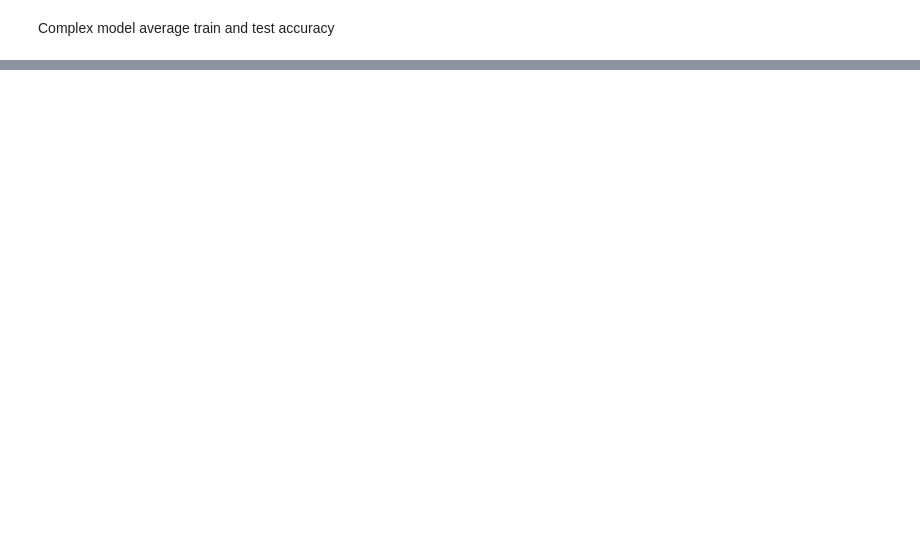
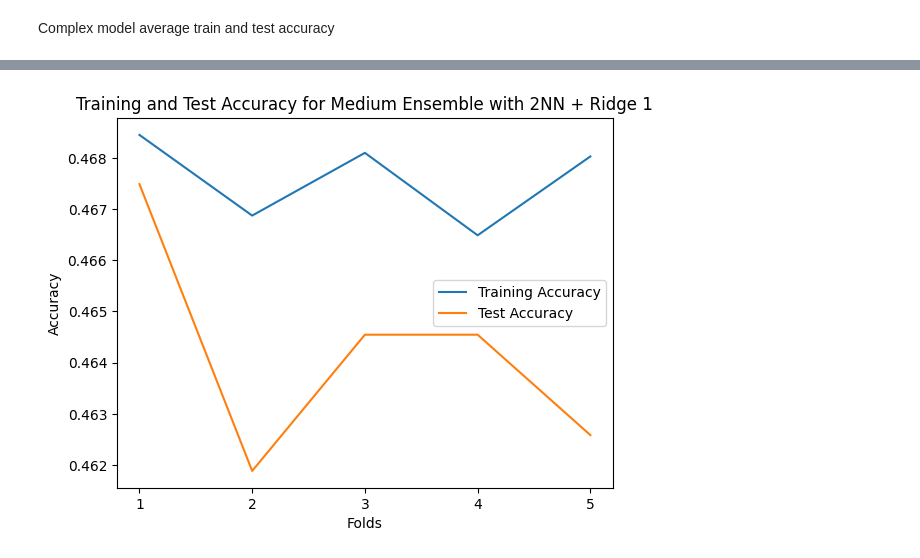
Before and after one commit to WeichenZhang89/ecs-171-ecs, a Jupyter notebook: Data Preprocessing & ML model.ipynb, the cells around one changed output, grey strips where cells are left out. Drawn from its saved outputs; the diff is of its cells as text; code cells hidden in the pictures; blank space fills up the shorter version.

```diff
--- a/Data Preprocessing & ML model.ipynb
+++ b/Data Preprocessing & ML model.ipynb
@@ -329,6 +328,10 @@ There should be no overfitting.
 # %% [markdown]
 ## Medium Ensemble: 2 NN + 1 Linear
 # %%
+# Convert ridge predictions to probabilities using softmax
+ridge_train_prob = np.exp(linmodel1_train_pred) / np.sum(np.exp(linmodel1_train_pred), axis=1, keepdims=True)
+ridge_test_prob = np.exp(linmodel1_test_pred) / np.sum(np.exp(linmodel1_test_pred), axis=1, keepdims=True)
+
 ensemble_medium_train_pred = (nn1_train_pred + nn2_train_pred + linmodel1_train_pred) / 3
 ensemble_medium_test_pred = (nn1_test_pred + nn2_test_pred + linmodel1_test_pred) / 3
 
@@ -615,0 +625,93 @@ Testing Accuracy: 0.7128
+# %%
+def medium_ensemble_accuracy(nn1_models, nn2_models, ridge_models):
+    train_accuracies = []
+    test_accuracies = []
+
+    for i in range(5):
+        # Train metrics
+        nn1_train_pred = nn1_models[i].predict(scale_xTrain)
+        nn2_train_pred = nn2_models[i].predict(scale_xTrain)
+        ridge_train_pred = ridge_models[i].predict(scale_xTrain)
+
+        # Convert ridge predictions to probabilities using softmax
+        ridge_train_prob = np.exp(ridge_train_pred) / np.sum(np.exp(ridge_train_pred), axis=1, keepdims=True)
+
+        ensemble_train_pred = (nn1_train_pred + nn2_train_pred + ridge_train_prob) / 3
+        ensemble_train_labels = ensemble_train_pred.argmax(axis=1)
+
+        train_acc = accuracy_score(yTrain.argmax(axis=1), ensemble_train_labels)
+        train_accuracies.append(train_acc)
+
+        # Test metrics
+        nn1_test_pred = nn1_models[i].predict(scale_xTest)
+        nn2_test_pred = nn2_models[i].predict(scale_xTest)
+        ridge_test_pred = ridge_models[i].predict(scale_xTest)
+
+        # Convert ridge predictions to probabilities using softmax
+        ridge_test_prob = np.exp(ridge_test_pred) / np.sum(np.exp(ridge_test_pred), axis=1, keepdims=True)
+
+        ensemble_test_pred = (nn1_test_pred + nn2_test_pred + ridge_test_prob) / 3
+        ensemble_test_labels = ensemble_test_pred.argmax(axis=1)
+
+        test_acc = accuracy_score(yTest.argmax(axis=1), ensemble_test_labels)
+        test_accuracies.append(test_acc)
+
+    return train_accuracies, test_accuracies
+
+# Compute average train and test accuracies for the medium ensemble with Ridge 1 (alpha = 0.01)
+medium_ensemble_train_acc_1, medium_ensemble_test_acc_1 = medium_ensemble_accuracy(nn1_models, nn2_models, ridge1_models)
+# Average of train and test accuracies
+avg_train_acc = np.mean(medium_ensemble_train_acc_1)
+avg_test_acc = np.mean(medium_ensemble_test_acc_1)
+
+print("Medium Ensemble Model with Ridge1:")
+print(f"Training Accuracy: {avg_train_acc:.4f}")
+print(f"Testing Accuracy: {avg_test_acc:.4f}")
+print("\n")
+
+plt.plot(medium_ensemble_train_acc_1, label='Training Accuracy')
+plt.plot(medium_ensemble_test_acc_1, label='Test Accuracy')
+plt.title('Training and Test Accuracy for Medium Ensemble with 2NN + Ridge 1')
+plt.xlabel('Folds')
+plt.xticks(list(range(5)), [f"{i+1}" for i in range(5)])
+plt.ylabel('Accuracy')
+plt.legend()
+plt.show()
+
+# Compute average train and test accuracies for the medium ensemble with Ridge 1 (alpha = 0.3)
+medium_ensemble_train_acc_2, medium_ensemble_test_acc_2 = medium_ensemble_accuracy(nn1_models, nn2_models, ridge2_models)
+# Average of train and test accuracies
+avg_train_acc2 = np.mean(medium_ensemble_train_acc_2)
+avg_test_acc2 = np.mean(medium_ensemble_test_acc_2)
+
+print("Medium Ensemble Model with Ridge2:")
+print(f"Training Accuracy: {avg_train_acc2:.4f}")
+print(f"Testing Accuracy: {avg_test_acc2:.4f}")
+
+plt.plot(medium_ensemble_train_acc_2, label='Training Accuracy')
+plt.plot(medium_ensemble_test_acc_2, label='Test Accuracy')
+plt.title('Training and Test Accuracy for Medium Ensemble with 2NN +Ridge 2')
+plt.xlabel('Folds')
+plt.xticks(list(range(5)), [f"{i+1}" for i in range(5)])
+plt.ylabel('Accuracy')
+plt.legend()
+plt.show()
+
+# Compute average train and test accuracies for the medium ensemble with Ridge 1 (alpha = 0.5)
+medium_ensemble_train_acc_3, medium_ensemble_test_acc_3 = medium_ensemble_accuracy(nn1_models, nn2_models, ridge3_models)
+# Average of train and test accuracies
+avg_train_acc3 = np.mean(medium_ensemble_train_acc_3)
+avg_test_acc3 = np.mean(medium_ensemble_test_acc_3)
+print("Medium Ensemble Model with Ridge3:")
+print(f"Training Accuracy: {avg_train_acc3:.4f}")
+print(f"Testing Accuracy: {avg_test_acc3:.4f}")
+
+plt.plot(medium_ensemble_train_acc_3, label='Training Accuracy')
+plt.plot(medium_ensemble_test_acc_3, label='Test Accuracy')
+plt.title('Training and Test Accuracy for Medium Ensemble with 2NN + Ridge 3')
+plt.xlabel('Folds')
+plt.xticks(list(range(5)), [f"{i+1}" for i in range(5)])
+plt.ylabel('Accuracy')
+plt.legend()
+plt.show()
+# %% [output]
@@ -615,0 +735 @@ Testing Accuracy: 0.7128
+[figure, added]
```
Also changed, not shown: parts of 12 cells of this notebook.
